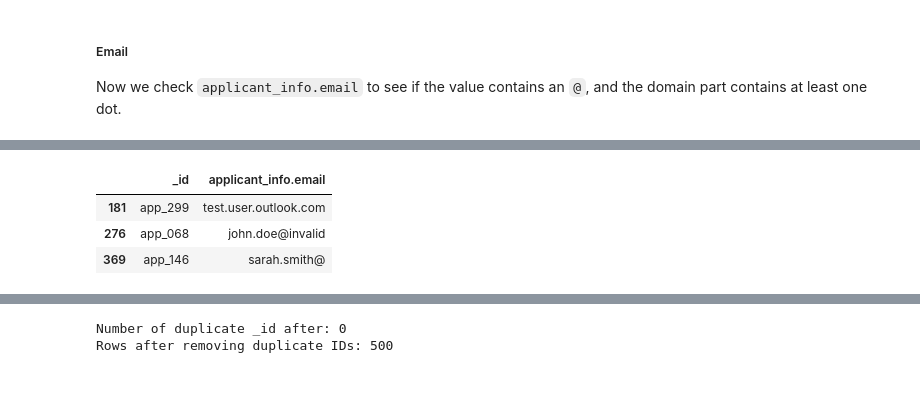
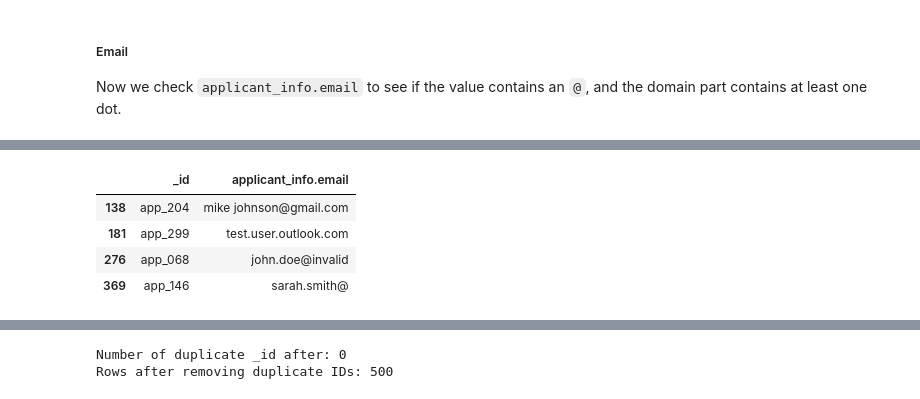
Before and after one commit to catarinapalma01/dego-project-team3, a Jupyter notebook: notebooks/01-data-quality.ipynb, the cells around one changed output, grey strips where cells are left out. Drawn from its saved outputs; the diff is of its cells as text; code cells hidden in the pictures.

Commit message:
Improve notebook structure and add data quality visualizations

```diff
--- a/notebooks/01-data-quality.ipynb
+++ b/notebooks/01-data-quality.ipynb
@@ -127,6 +146,8 @@ spend["amount"] = pd.to_numeric(
 
 print("Total spending entries:", len(spend))
 display(spend[["_id", "category", "amount"]].head(10))
+
+cat_counts = spend["category"].value_counts().sort_values(ascending=False)
 # %% [output]
 Total spending entries: 827
 |  | _id | category | amount |
@@ -838,9 +1193,13 @@ We found 1 invalid ZIP (0.20%), which is a blank string. We will convert it to m
 
 Now we check `applicant_info.email` to see if the value contains an `@`, and the domain part contains at least one dot.
 # %%
-# Clean email column: cast to string, trim spaces, turn "" into missing
-email = df_raw["applicant_info.email"].astype("string").str.strip()
+# Clean email column: cast to string, keep raw version for space checks, trim spaces, turn "" into missing
+email_raw = df_raw["applicant_info.email"].astype("string")
+email = email_raw.str.strip()
 email = email.replace({"": pd.NA})
+
+# Check for internal spaces in non-missing emails
+has_space = email.notna() & email.str.contains(r"\s", na=False)
 
 # Basic structure check: must contain "@"
 has_at = email.notna() & email.str.contains("@", na=False)
@@ -849,18 +1208,74 @@ has_at = email.notna() & email.str.contains("@", na=False)
 domain = email.where(has_at).str.split("@", n=1).str[1].str.lower().str.strip()
 
 # Define invalid cases we want to count
-missing_at  = email.notna() & ~has_at                              # no "@"
-bad_domain  = has_at & (~domain.str.contains(r"\.", na=False))     # domain has no dot
+missing_at  = email.notna() & ~has_at                           # no "@"
+bad_domain  = has_at & (~domain.str.contains(r"\.", na=False))  # domain has no dot
 empty_email = email.isna()
 
-print("Emails missing:", int(empty_email.sum()), f"({empty_email.mean()*100:.2f}%)")
-print("Missing/invalid domain (no @):", int(missing_at.sum()), f"({missing_at.mean()*100:.2f}%)")
-print("Domain bad format (no dot):", int(bad_domain.sum()), f"({bad_domain.mean()*100:.2f}%)")
+print("Emails missing:", int(empty_email.sum()), f"({empty_email.mean()*100:.2f}% of applications)")
+print('Missing "@" :', int(missing_at.sum()), f"({missing_at.mean()*100:.2f}% of applications)")
+print("Domain bad format (no dot):", int(bad_domain.sum()), f"({bad_domain.mean()*100:.2f}% of applications)")
+print("Emails with spaces:", int(has_space.sum()), f"({has_space.mean()*100:.2f}% of applications)")
 
 # Show examples of invalid cases
-display(df_raw.loc[missing_at | bad_domain, ["_id", "applicant_info.email"]].head(15))
+display(df_raw.loc[missing_at | bad_domain | has_space, ["_id", "applicant_info.email"]].head(15))
 
-# Domain counts (valid only)
-valid_domain = has_at & ~bad_domain
-display(domain[valid_domain].value_counts().head(15))
+# Build a small summary table of the email issues detected
+email_issue_table = pd.DataFrame({
+    "count": [
+        int(empty_email.sum()),
+        int(missing_at.sum()),
+        int(bad_domain.sum()),
+        int(has_space.sum())
+    ]
+}, index=[
+    "Missing email",
+    'Missing "@"',
+    "Domain without dot",
+    "Contains spaces"
+])
+
+# Add percentages over all application records
+email_issue_table["%"] = (email_issue_table["count"] / len(df_raw) * 100).round(2)
+
+# Keep only issue types that actually occur
+plot_df = email_issue_table[email_issue_table["count"] > 0].sort_values(by="count", ascending=True).copy()
+
+# Create the figure and axis
+fig, ax = plt.subplots(figsize=(8.5, 4.5))
+
+# Apply a purple gradient across the bars
+colors = plt.cm.Purples(np.linspace(0.35, 0.8, len(plot_df)))
+
+# Draw the horizontal bar chart
+bars = ax.barh(plot_df.index.astype(str), plot_df["count"], color=colors)
+
+# Add labels at the end of each bar: count and percentage
+for bar, count, pct in zip(bars, plot_df["count"], plot_df["%"]):
+    ax.text(
+        bar.get_width() + plot_df["count"].max() * 0.02,
+        bar.get_y() + bar.get_height() / 2,
+        f"{count} ({pct:.2f}%)",
+        va="center",
+        fontsize=10
+    )
+
+# Label axes and add a title
+ax.set_xlabel("Number of applications")
+ax.set_ylabel("Email issue type")
+ax.set_title("Email validity issues")
+
+# Extend the x-axis slightly so labels fit comfortably
+ax.set_xlim(0, plot_df["count"].max() * 1.2)
+
+# Add a light grid to improve readability
+ax.grid(axis="x", linestyle="--", alpha=0.3)
+
+# Remove unnecessary borders for a cleaner look
+ax.spines["top"].set_visible(False)
+ax.spines["right"].set_visible(False)
+
+# Adjust layout and display the chart
+plt.tight_layout()
+plt.show()
 # %% [output]
@@ -870,4 +1286,5 @@ Domain bad format (no dot): 2 (0.40%)
 |  | _id | applicant_info.email |
+| 138 | app_204 | mike johnson@gmail.com |
 | 181 | app_299 | test.user.outlook.com |
 | 276 | app_068 | john.doe@invalid |
 | 369 | app_146 | sarah.smith@ |
```
Also changed, not shown: parts of 97 cells of this notebook, 1 other file.
